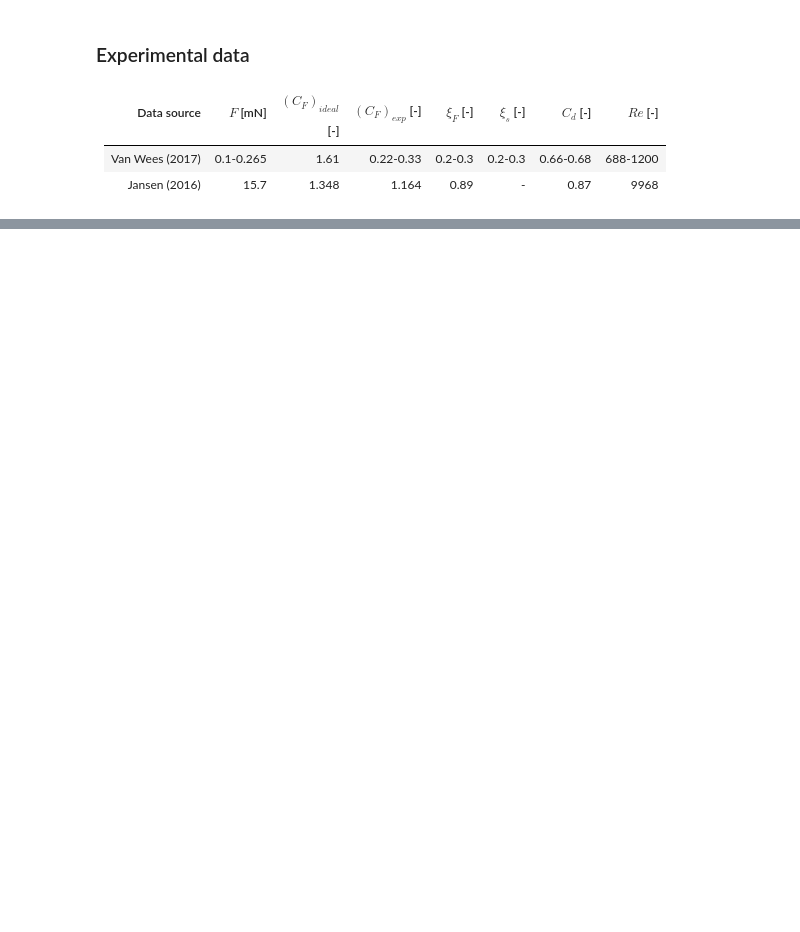
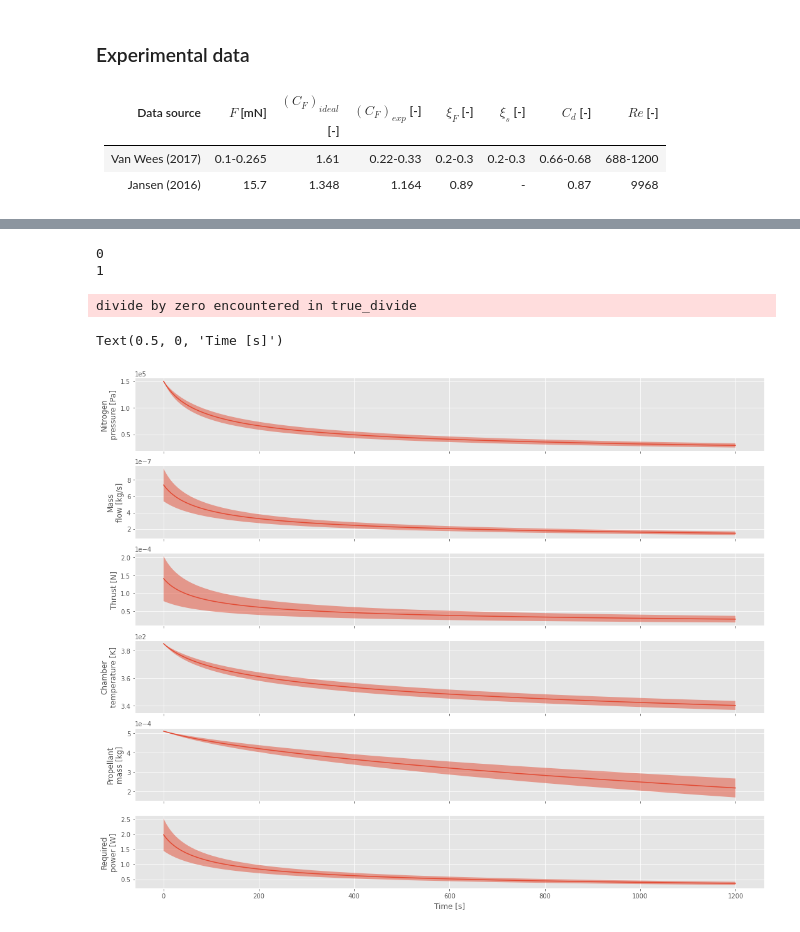
Before and after one commit to wdoppenberg/mp-operational-envelope, a Jupyter notebook: OperationalEnvelope.ipynb, the cells around one changed output, grey strips where cells are left out. Saved outputs shown, nothing was run; the diff lists cells and outputs as text; code cells hidden in the pictures; blank space fills up the shorter version.

```diff
--- a/OperationalEnvelope.ipynb
+++ b/OperationalEnvelope.ipynb
@@ -358,0 +408,80 @@ $$ C_A = \frac{A_{t,eff}}{A_t} $$
+# %%
+dim = (len(C_d_list), len(t))
+
+mdot = np.zeros(dim)
+p = np.zeros(dim)
+T_c = np.zeros(dim)
+m = np.zeros(dim)
+Q = np.zeros(dim)
+V_t = np.zeros(dim)
+F_T = np.zeros(dim)
+
+for i, (C_d, xi_s) in enumerate(zip(C_d_list, xi_s_list)):
+    mdot[i, 0] = p_0*A_t*Gamma/(np.sqrt(R*T_c0))*C_d
+    p[i, 0] = p_0
+    T_c[i, 0] = T_c0
+    temp = 0
+
+    for ii, _ in enumerate(t[1:], 1):
+        p[i, ii] = V_0*p_0/(V_0+temp)
+        mdot[i, ii] = ((p[i, ii-1]*A_t*Gamma) / np.sqrt(R*T_c[i, ii-1]))*C_d
+        T_c[i, ii] = h_vap*T_vap0/(T_vap0*R_vap*np.log(p_vap0/p[i, ii-1])+h_vap)
+        temp = temp+mdot[i, ii-1]*dt/rho
+
+    T_vap = h_vap*T_vap0/(T_vap0*R_vap*np.log(p_vap0/p)+h_vap)
+    Q[i, :] = mdot[i, :] * (T_c[i,:]-T_0)*c_l + h*mdot[i, :]
+    V_t[i, :] = V_0 * (p_0 / p[i, :])
+    m[i, :] = (V_tube - V_t[i, :]) * rho
+
+    I_sp = 74*xi_s
+    g_0 = 9.81
+    F_T[i, :] = mdot[i, :]*I_sp*g_0
+# %% [output]
+0
+1
+divide by zero encountered in true_divide
+# %%
+plt.style.use('ggplot')
+
+fig, ax = plt.subplots(6, 1, figsize=(18,15), sharex=True)
+
+ax[0].fill_between(t, p[0, :], p[1, :], alpha=0.5)
+ax[0].plot(t, np.mean(p, axis=0))
+ax[0].set_ylabel('Nitrogen\npressure [Pa]')
+ax[0].ticklabel_format(axis="y", style="sci", scilimits=(0,0))
+# print(f'Nitrogen pressure \t[{min(p):.2e}, {max(p):.2e}] Pa')
+
+ax[1].fill_between(t, mdot[0, :], mdot[1, :], alpha=0.5)
+ax[1].plot(t, np.mean(mdot, axis=0))
+ax[1].set_ylabel('Mass\nflow [kg/s]')
+ax[1].ticklabel_format(axis="y", style="sci", scilimits=(0,0))
+# print(f'Mass flow \t\t[{min(mdot):.2e}, {max(mdot):.2e}] kg/s')
+
+ax[2].fill_between(t, F_T[0, :], F_T[1, :], alpha=0.5)
+ax[2].plot(t, np.mean(F_T, axis=0))
+ax[2].set_ylabel('Thrust [N]')
+ax[2].ticklabel_format(axis="y", style="sci", scilimits=(0,0))
+# print(f'Thrust \t\t\t[{min(F_T):.2e}, {max(F_T):.2e}] N')
+
+ax[3].fill_between(t, T_c[0, :], T_c[1, :], alpha=0.5)
+ax[3].plot(t, np.mean(T_c, axis=0))
+ax[3].set_ylabel('Chamber\ntemperature [K]')
+ax[3].ticklabel_format(axis="y", style="sci", scilimits=(0,0))
+# print(f'Chamber temperature \t[{min(T_c):.2e}, {max(T_c):.2e}] K')
+
+ax[4].fill_between(t, m[0, :], m[1, :], alpha=0.5)
+ax[4].plot(t, np.mean(m, axis=0))
+ax[4].set_ylabel('Propellant\nmass [kg]')
+ax[4].ticklabel_format(axis="y", style="sci", scilimits=(0,0))
+# print(f'Propellant mass \t[{min(m):.2e}, {max(m):.2e}] kg')
+
+ax[5].fill_between(t, Q[0, :], Q[1, :], alpha=0.5)
+ax[5].plot(t, np.mean(Q, axis=0))
+ax[5].set_ylabel('Required\npower [W]')
+ax[5].ticklabel_format(axis="y", style="sci", scilimits=(0,0))
+ax[5].set_xlabel('Time [s]')
+# print(f'Required power \t\t[{min(Q):.2e}, {max(Q):.2e}] W')
+# print(f'Input power \t\t[{min(Q/eff_Q):.2e}, {max(Q/eff_Q):.2e}] W')
+# %% [output]
+Text(0.5, 0, 'Time [s]')
+[figure, added]
```
Also changed, not shown: parts of 6 cells of this notebook.
